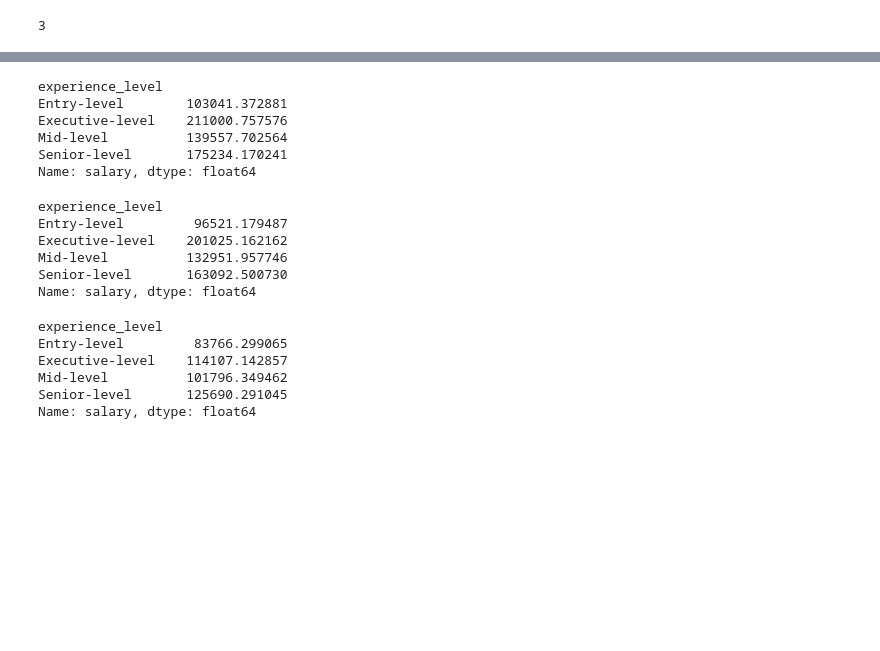
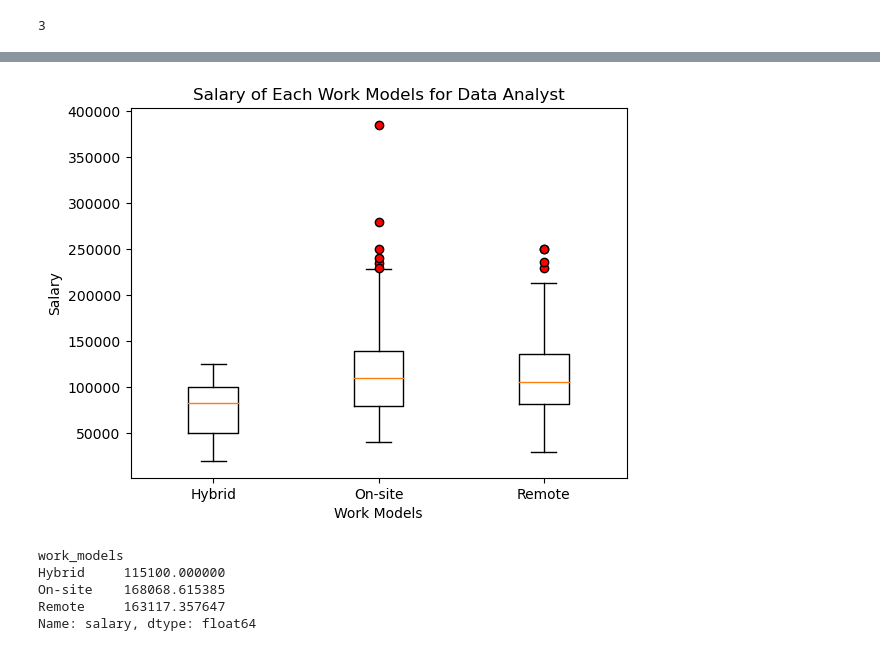
Before and after one commit to shemani2/Project1, a Jupyter notebook: clean_data.ipynb, the cells around one changed output, grey strips where cells are left out. Cells and saved outputs as stored; diff of their text form; code cells hidden in the pictures; blank space fills up the shorter version.

```diff
--- a/clean_data.ipynb
+++ b/clean_data.ipynb
@@ -196,3 +203,9 @@ clean_data_df
 # %%
 #clean_data_df= clean_data_df.reset_index(drop=True)
 #clean_data_df
+# %%
+data_scientist_df = clean_data_df[clean_data_df["job_title"] == "Data Scientist"]
+data_engineer_df = clean_data_df[clean_data_df["job_title"] == "Data Engineer"]
+data_analyst_df = clean_data_df[clean_data_df["job_title"] == "Data Analyst"]
+machine_learning_engineer_df = clean_data_df[clean_data_df["job_title"] == "Machine Learning Engineer"]
+analytics_engineer_df = clean_data_df[clean_data_df["job_title"] == "Analytics Engineer"]
@@ -215,0 +387,21 @@ import scipy.stats as st
+# %%
+def outliers(models):
+    # Filter the DataFrame based on the models
+    work_models_data = data_analyst_df.loc[data_analyst_df["work_models"] == models]['salary']
+
+    # Calculate quartiles
+    quartiles = work_models_data.quantile([.25,.5,.75])
+    quart_first = quartiles[0.25]
+    quart_last = quartiles[0.75]
+    quart_range = quart_last - quart_first
+    lower_bound = quart_first - (1.5 * quart_range)
+    upper_bound = quart_last + (1.5 * quart_range)
+
+    # Determine outliers using upper and lower bounds
+    outliers = work_models_data.loc[(work_models_data < lower_bound) | (work_models_data > upper_bound)]
+    print(f"{models}'s potential outliers:{outliers}")
+    return work_models_data
+
+hybrid = outliers("Hybrid")
+on_site = outliers("On-site")
+remote = outliers("Remote")
@@ -216,11 +422,21 @@ import scipy.stats as st
+# %%
+# Generate a box plot that shows the distrubution of the tumor volume for each work model of Data Engineer.
+red_dot = dict(markerfacecolor="red", markersize=6)
+plt.boxplot([hybrid, on_site, remote], labels=['Hybrid', 'On-site', 'Remote'], flierprops = red_dot)
+plt.xlabel('Work Models')
+plt.ylabel('Salary')
+plt.title('Salary of Each Work Models for Data Analyst')
+plt.show()
+
+# There is a slight difference for hybrid work models but on-site and remote share relatively the same average of salary for a data analyst.
+# %% [output]
+[figure, added]
 # %%
-data_scientist = data_scientist_df.groupby(["experience_level"])["salary"].mean()
-
-data_scientist.head()
+ds_work = data_scientist_df.groupby(["work_models"])["salary"].mean()
+ds_work
 # %% [output]
-experience_level
-Entry-level        103041.372881
-Executive-level    211000.757576
-Mid-level          139557.702564
-Senior-level       175234.170241
+work_models
+Hybrid     115100.000000
+On-site    168068.615385
+Remote     163117.357647
 Name: salary, dtype: float64
@@ -232,18 +442,0 @@ analytics_engineer = analytics_engineer_df.groupby(["experience_level"])["salary
-# %%
-data_engineer
-# %% [output]
-experience_level
-Entry-level         96521.179487
-Executive-level    201025.162162
-Mid-level          132951.957746
-Senior-level       163092.500730
-Name: salary, dtype: float64
-# %%
-data_analyst
-# %% [output]
-experience_level
-Entry-level         83766.299065
-Executive-level    114107.142857
-Mid-level          101796.349462
-Senior-level       125690.291045
-Name: salary, dtype: float64
```
Also changed, not shown: parts of 35 cells of this notebook.
